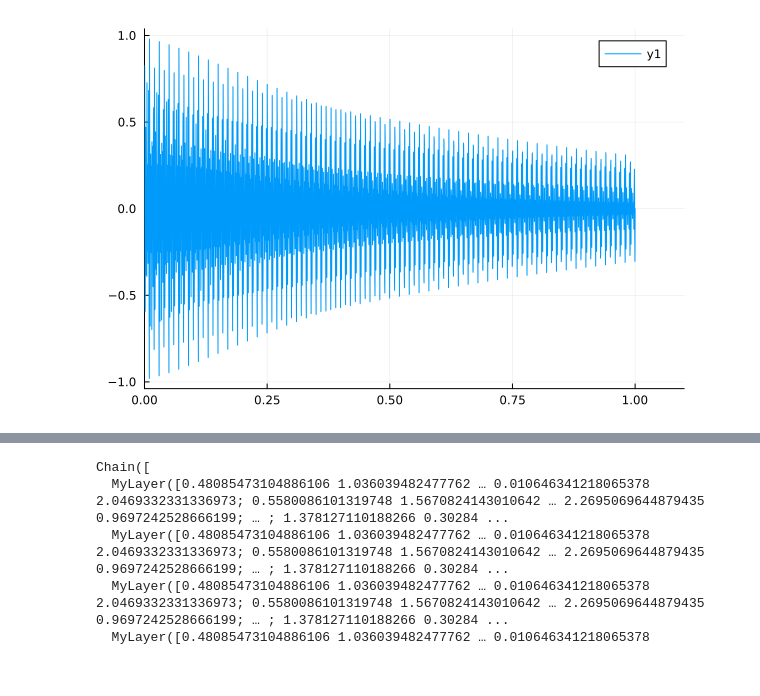
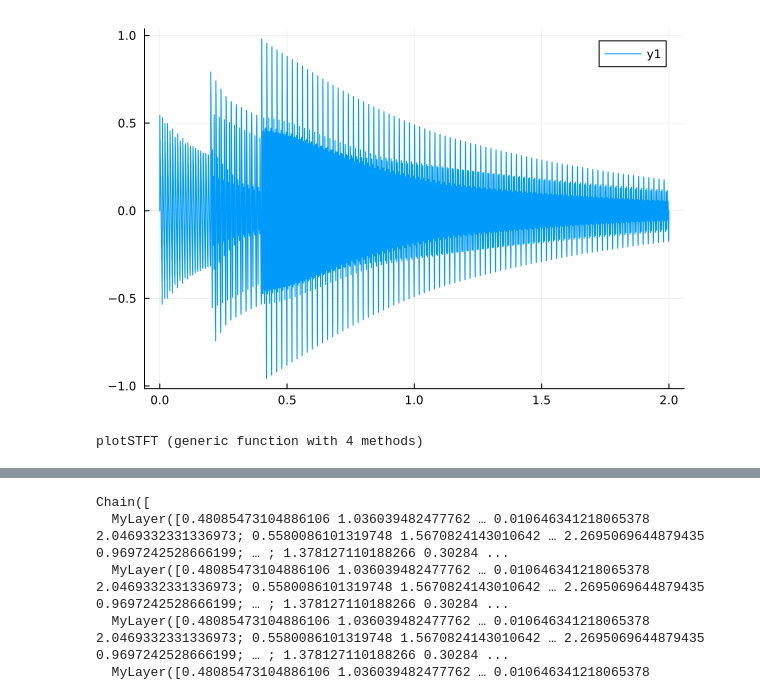
Before and after one commit to njericha/Deep-Unrolling-NTF, a Jupyter notebook: playground music.ipynb, the cells around one changed output, grey strips where cells are left out. Cells and saved outputs as stored; diff of their text form; code cells hidden in the pictures.

```diff
--- a/playground music.ipynb
+++ b/playground music.ipynb
@@ -11,16 +16,30 @@ using WAV
 # %%
 # Generate notes for fake data set
 sample_rate = 44000. / 16. # 16th reduction from typical sample rate
-t = range(0, 1, step=1/sample_rate)
+t = range(0, 2, step=1/sample_rate)
 f = 100 #Hz
 
 ceiling = 0.98 # ensures amplitude normalization in slightly under 1 to avoid speaker clipping issues
 normalized(y) =  y ./ maximum(abs.(y)) .* ceiling
 
-function make_note(t, fundimental, N=10)
-    y = sum(exp.(-n*t).*sin.(2π*fundimental*t*n)/n for n ∈ 1:N) #N is number of harmonics
+Random.seed!(314)
+
+function make_note(t, f₀; N=10, delay=0)
+    ϕ = 0#rand()*2π
+    y = sum(exp.(-n*t).*sin.(2π*f₀*t*n .+ ϕ)/n for n ∈ 1:N) #N is number of harmonics
+    if delay != 0
+        y = delay_note(y, t, delay)
+    end
     return normalized(y)
 end
 
+function delay_note(y, t, delay)
+    index = findfirst(t .>= delay)
+    z = copy(y)
+    z[index:end] = y[1:end-index+1]
+    z[1:index-1] .= 0
+    return z
+end
+
 y = make_note(t, f)
 # %% [output]
@@ -74,0 +69,14 @@ y1 = make_chord(t,100*[4,5,6])
+# %%
+function make_chord(t,notes)
+    y = sum(make_note(t,note) for note ∈ notes)
+    return normalized(y)
+end
+
+function arp_chord(t,notes, delays)
+    y = sum(make_note(t,note,delay=delay) for (note,delay) ∈ zip(notes,delays))
+    return normalized(y)
+end
+
+notes = 100*[2,3,5]/2 # fundimental of 100Hz, and an open major chord in the ratio 2:3:5
+delays = [0, 0.2, 0.4] #play each note one after another
+y = arp_chord(t,notes,delays)
@@ -75,5 +101,6 @@ y1 = make_chord(t,100*[4,5,6])
 # %%
-plot(t,y1,xlim=(0,1.1))
+plot(t,y)
+#plot!(xlim=(0,1.1))
 # %% [output]
-[figure, old version]
+[figure, new version]
 # %%
@@ -80,0 +108,29 @@ wavplay(y1, sample_rate)
+# %%
+function hann(N::Int)
+    N = N - N % 2 #makes sure N even
+    n = 0:N
+    return @. sin(π*n/N)^2
+end
+
+N = sample_rate÷2
+T = maximum(t)
+w = 250          # window width
+hop = w÷2 - 1   # number of samples to hop over
+window = hann(w)
+Y = stft(y, window, hop)
+nfreqs, ntimes = size(Y)
+freqs = range(0, N, nfreqs)
+times = range(0, T, ntimes)
+
+# N = maximum frequency
+# T = end of time interval
+# t0 = start of time interval
+function plotSTFT(Y, t0=0)
+
+    Z = abs.(Y) .* (2/N)
+
+    heatmap(times, freqs, Z)
+    plot!(xlabel = "time (s)", ylabel = "frequency (Hz)")
+end
+# %% [output]
+plotSTFT (generic function with 4 methods)
```
Also changed, not shown: parts of 33 cells of this notebook, 2 other files.
